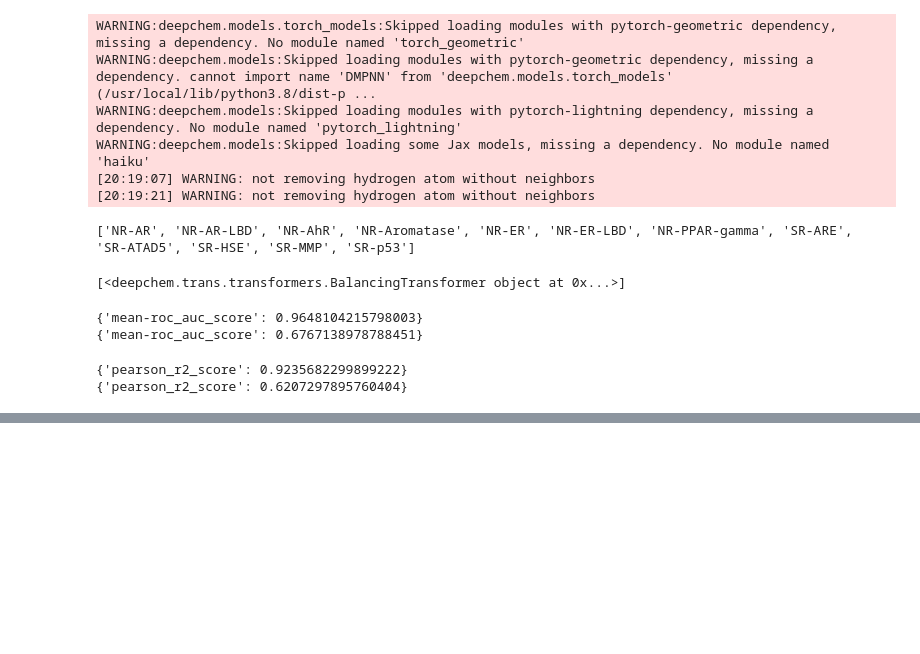
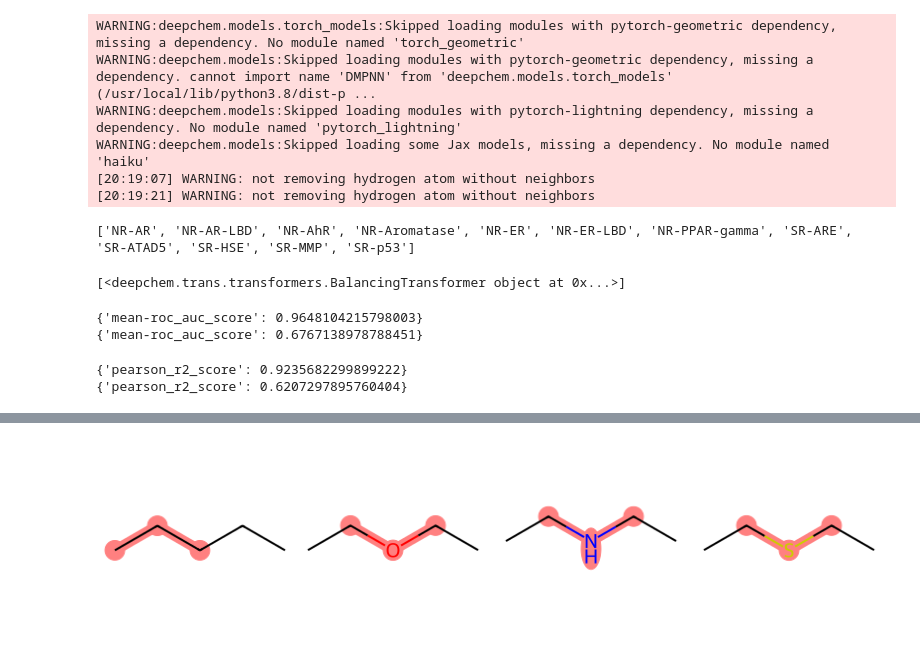
Before and after one commit to ozj1/Bioinformatics_Cheminformatics_projects, a Jupyter notebook: predicting_toxicity_and_solubility_of_molecules/toxicity_solubility_prediction.ipynb, the cells around one changed output, grey strips where cells are left out. Cells and saved outputs as stored; diff of their text form; code cells hidden in the pictures; blank space fills up the shorter version.

```diff
--- a/predicting_toxicity_and_solubility_of_molecules/toxicity_solubility_prediction.ipynb
+++ b/predicting_toxicity_and_solubility_of_molecules/toxicity_solubility_prediction.ipynb
@@ -68,0 +140,9 @@ print(model.evaluate(test_dataset, [metric], transformers))
+# %%
+#now query for two carbons
+query = Chem.MolFromSmarts("C*C")
+match_list = [mol.GetSubstructMatch(query) for mol in
+mol_list]
+MolsToGridImage(mols=mol_list, molsPerRow=4,
+highlightAtomLists=match_list)
+# %% [output]
+[figure, added]
```
Also changed, not shown: parts of 6 cells of this notebook.
